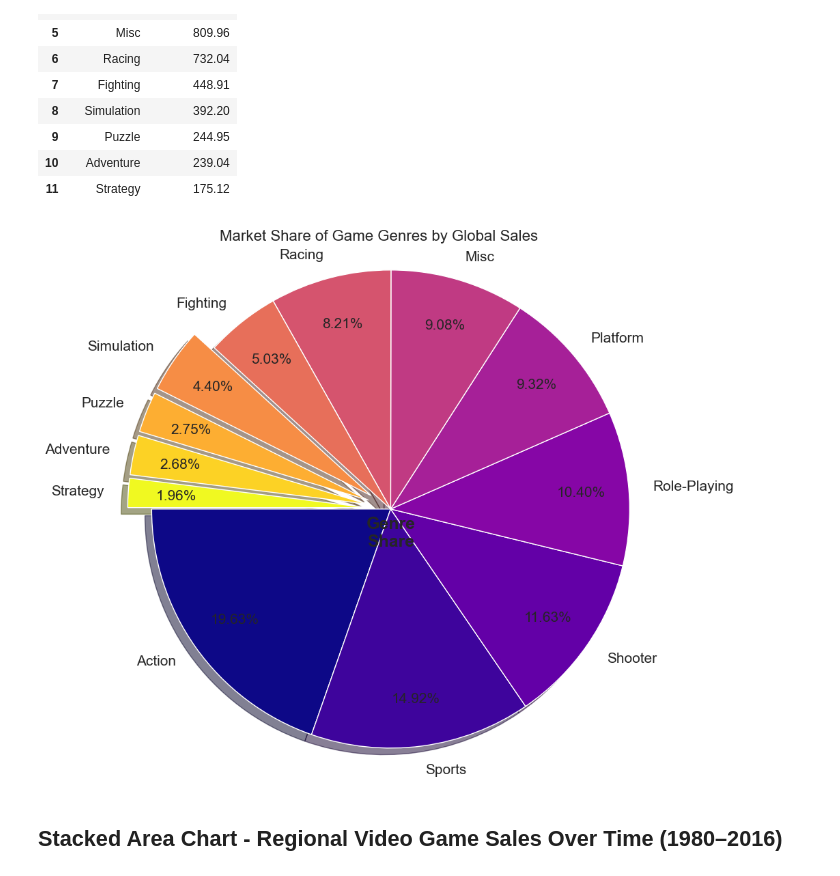
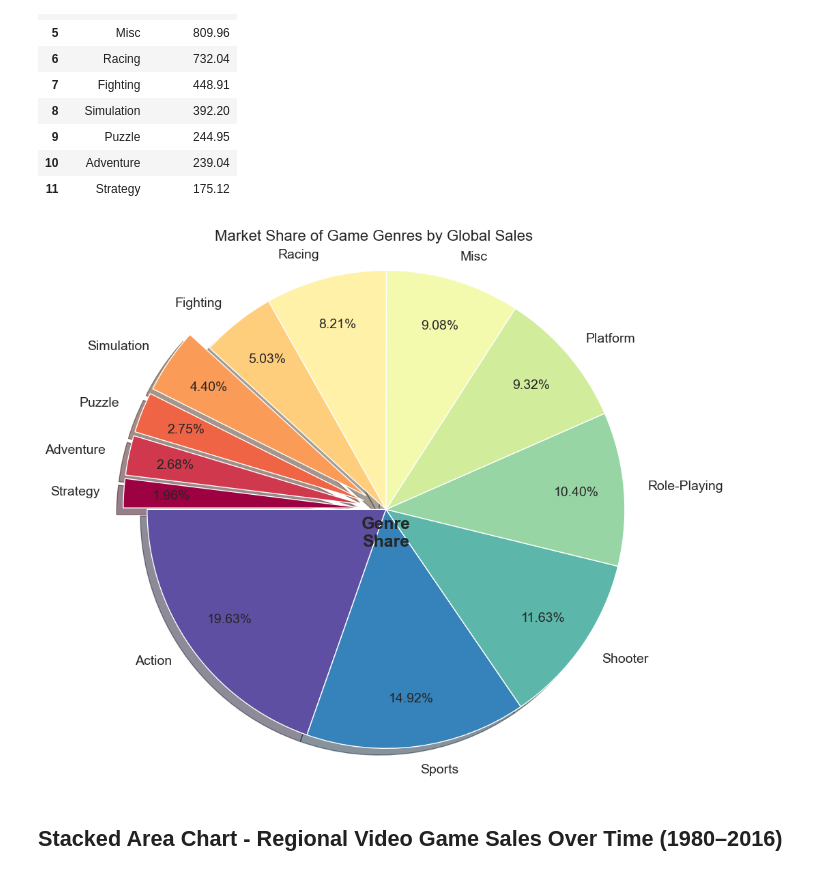
Before and after one commit to rajpurohitmohit/Data-Visualization, a Jupyter notebook: Gaming Industry Analysis/Gaming_Industry_Analysis.ipynb, the cells around one changed output. Saved outputs shown, nothing was run; the diff lists cells and outputs as text; code cells hidden in the pictures.

```diff
--- a/Gaming Industry Analysis/Copy.ipynb
+++ b/Gaming Industry Analysis/Gaming_Industry_Analysis.ipynb
@@ -126,32 +133,32 @@ genre_sales
 # %%
 # Prepare for pie chart
 labels = genre_sales['Genre']
 sizes = genre_sales['Global_Sales']
-colors = plt.cm.plasma(np.linspace(0, 1, len(sizes)))
+colors = plt.cm.Spectral_r(np.linspace(0, 1, len(sizes)))
 explode_list = [0, 0, 0, 0, 0, 0, 0, 0, 0.1, 0.1, 0.1, 0.1]
 
 # Plot as donut chart
 plt.figure(figsize=(10, 10))
 plt.pie(
     sizes,
     labels=labels,
     autopct='%0.2f%%',
     startangle=180,
     colors=colors,
     shadow=True,
     pctdistance=0.8,
-    textprops={'fontsize': 15},
+    textprops={'fontsize': 14},
     explode=explode_list
 )
 
 plt.text(0, -0.1, 'Genre\nShare', ha='center', va='center', fontsize=18, fontweight='bold')
 
 plt.title("Market Share of Game Genres by Global Sales", fontsize=16)
 plt.axis('equal')  # Equal aspect ratio ensures the pie chart is circular.
 
 plt.show()
 # %% [output]
-[figure, old version]
+[figure, new version]
 # %% [markdown]
 ## **Stacked Area Chart - Regional Video Game Sales Over Time (1980–2016)**
 # %%
```
Also changed, not shown: parts of 13 cells of this notebook, 4 other files.
